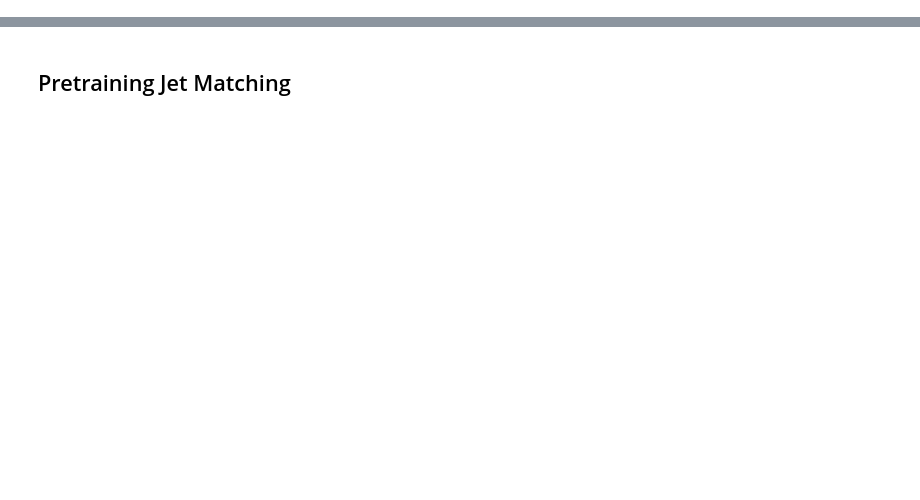
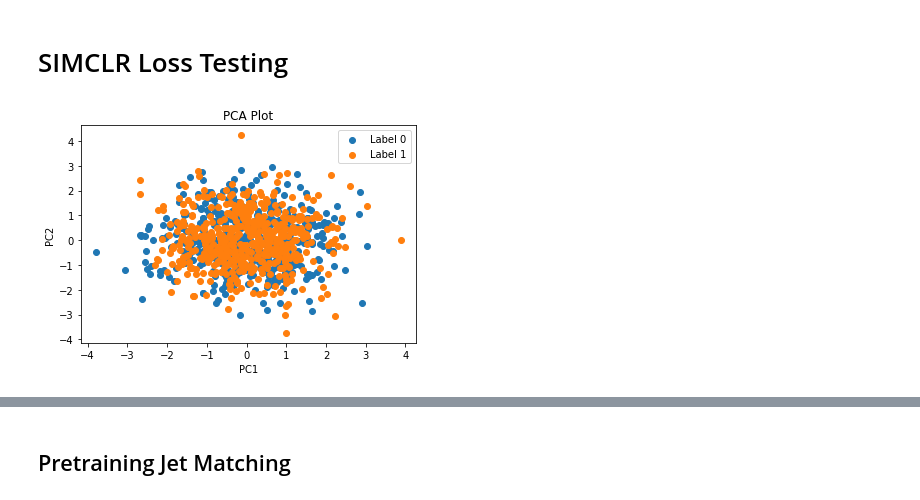
Before and after one commit to nswood/FlatSamples, a Jupyter notebook: Pre_Training_Objecives_Study.ipynb, the cells around one changed output, grey strips where cells are left out. Drawn from its saved outputs; the diff is of its cells as text; code cells hidden in the pictures; blank space fills up the shorter version.

```diff
--- a/Pre_Training_Objecives_Study.ipynb
+++ b/Pre_Training_Objecives_Study.ipynb
@@ -31,0 +96,2 @@ np.random.seed(42)
+# %% [markdown]
+# SIMCLR Loss Testing
@@ -31,0 +185,29 @@ np.random.seed(42)
+# %%
+import numpy as np
+import matplotlib.pyplot as plt
+from sklearn.decomposition import PCA
+
+# Generate random N-dimensional binary-labeled data
+N = 1000  # Number of instances
+D = 10  # Number of dimensions
+labels = np.random.randint(0, 2, N)  # Binary labels
+data = np.random.randn(N, D)  # Random N-dimensional data
+
+# Apply PCA to reduce dimensionality to 2 for visualization
+pca = PCA(n_components=2)
+data_pca = pca.fit_transform(data)
+
+# Separate data points based on labels
+data_label0 = data_pca[labels == 0]
+data_label1 = data_pca[labels == 1]
+
+# Create the PCA plot
+plt.scatter(data_label0[:, 0], data_label0[:, 1], label='Label 0')
+plt.scatter(data_label1[:, 0], data_label1[:, 1], label='Label 1')
+plt.xlabel('PC1')
+plt.ylabel('PC2')
+plt.title('PCA Plot')
+plt.legend()
+plt.show()
+# %% [output]
+[figure, added]
```
Also changed, not shown: parts of 30 cells of this notebook, 42 other files.
